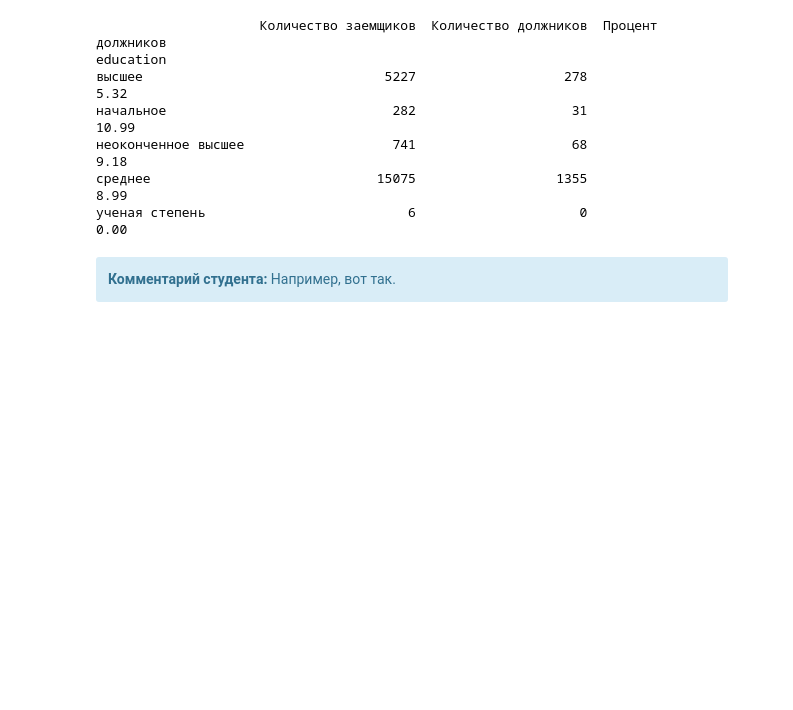
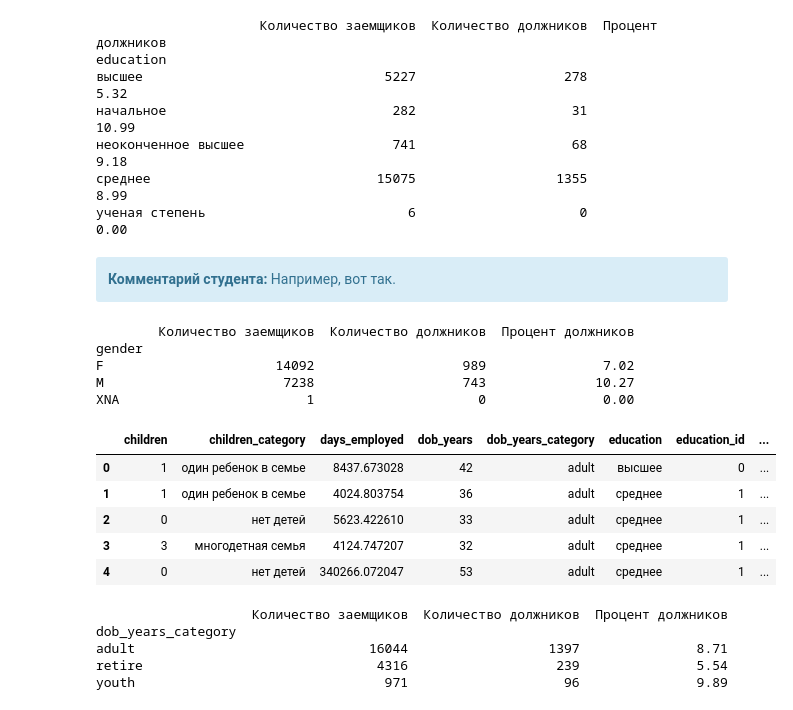
Before and after one commit to ivangolt/yandex_practicum-ds, a Jupyter notebook: 04.bank_data/test.ipynb, the cells around one changed output. Saved outputs shown, nothing was run; the diff lists cells and outputs as text; code cells hidden in the pictures; blank space fills up the shorter version.

```diff
--- a/04.bank_data/test.ipynb
+++ b/04.bank_data/test.ipynb
@@ -11,7 +11,7 @@
 # %%
 import pandas as pd
 # %%
-data = pd.read_csv('data.csv')
+data = pd.read_csv('C:/Users/Иван/test/data.csv')
 # %% [markdown]
 **Задание 2. Выведите первые 20 строчек датафрейма `data` на экран.**
 # %%
@@ -609,3 +609,39 @@ education
 ученая степень                          6                     0               0.00
 # %% [markdown]
 <div class="alert alert-info"> <b>Комментарий студента:</b> Например, вот так.</div>
+# %%
+print(category_pivot_table(data,'gender','debt'))
+# %% [output]
+        Количество заемщиков  Количество должников  Процент должников
+gender
+F                      14092                   989               7.02
+M                       7238                   743              10.27
+XNA                        1                     0               0.00
+# %%
+def categorize_dob_year(dob_year):
+    if dob_year <= 24:
+        return 'youth'
+    if 25 <= dob_year <=55:
+        return 'adult'
+    if dob_year >= 55:
+        return 'retire'
+
+dob_years_category = data['dob_years'].apply(categorize_dob_year)
+data.insert(4, 'dob_years_category', dob_years_category)
+# %%
+data.head()
+# %% [output]
+|  | children | children_category | days_employed | dob_years | dob_years_category | education | education_id | ... |
+| 0 | 1 | один ребенок в семье | 8437.673028 | 42 | adult | высшее | 0 | ... |
+| 1 | 1 | один ребенок в семье | 4024.803754 | 36 | adult | среднее | 1 | ... |
+| 2 | 0 | нет детей | 5623.422610 | 33 | adult | среднее | 1 | ... |
+| 3 | 3 | многодетная семья | 4124.747207 | 32 | adult | среднее | 1 | ... |
+| 4 | 0 | нет детей | 340266.072047 | 53 | adult | среднее | 1 | ... |
+# %%
+print(category_pivot_table(data, 'dob_years_category','debt'))
+# %% [output]
+                    Количество заемщиков  Количество должников  Процент должников
+dob_years_category
+adult                              16044                  1397               8.71
+retire                              4316                   239               5.54
+youth                                971                    96               9.89
```
Also changed, not shown: parts of 2 cells of this notebook.
